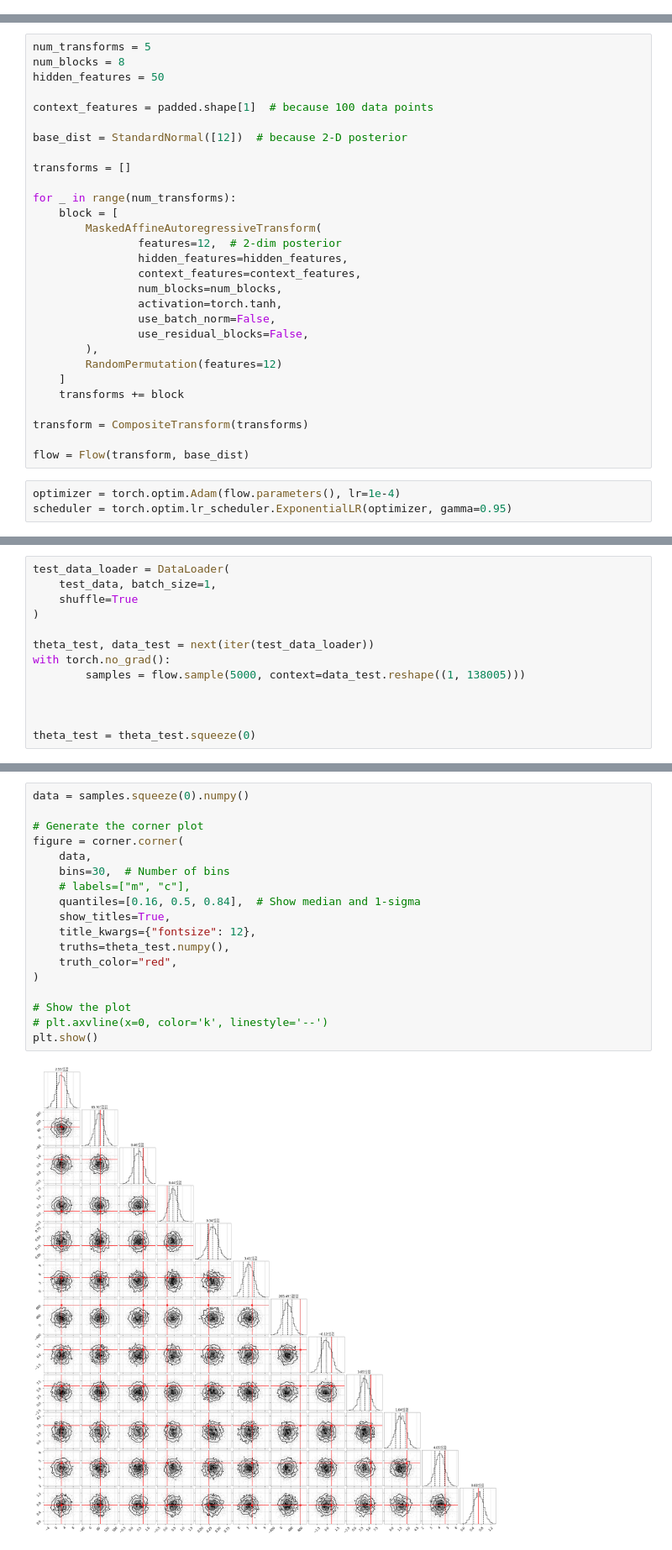
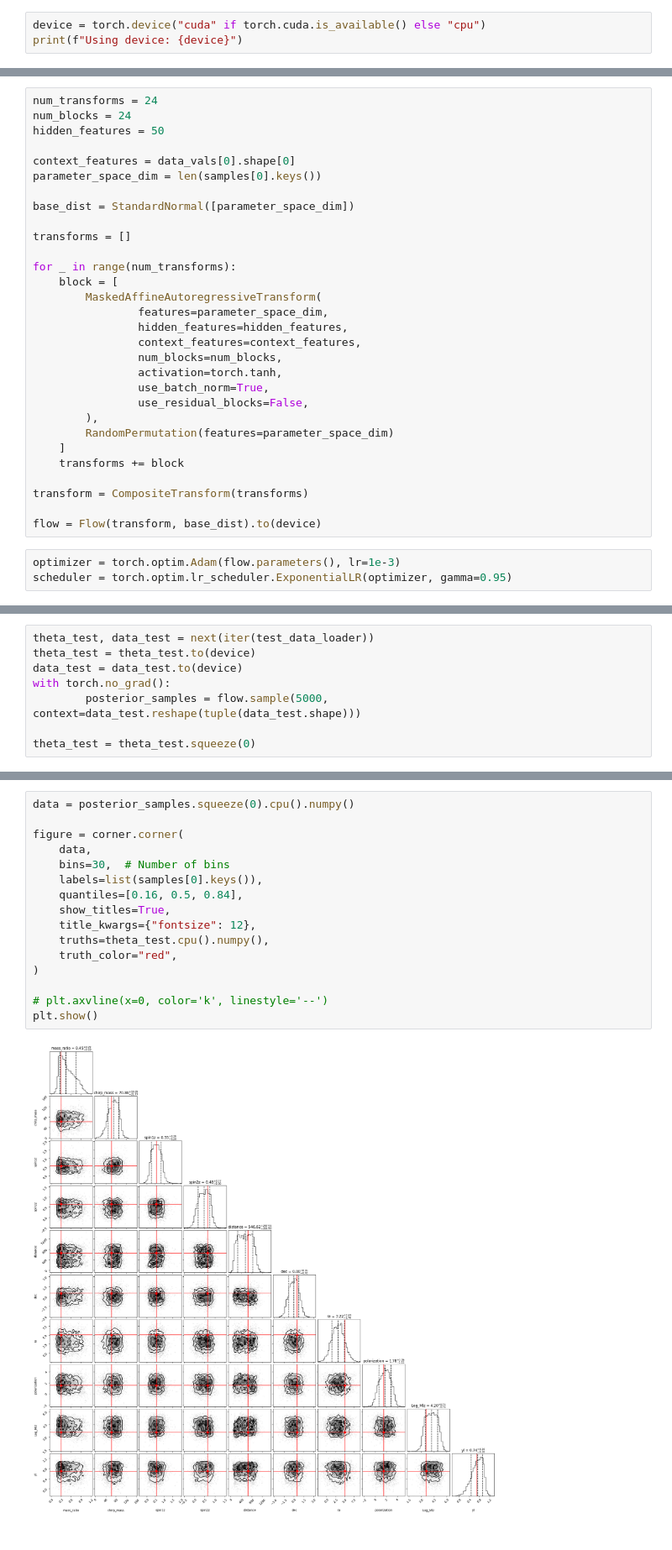
Before and after one commit to AfrozSaqlain/Normalizing_Flows, a Jupyter notebook: pe_bbh.ipynb, the cells around one changed output, grey strips where cells are left out. Shown at 84% size. Saved outputs shown, nothing was run; the diff lists cells and outputs as text.

```diff
--- a/pe_bbh.ipynb
+++ b/pe_bbh.ipynb
@@ -187,0 +221,3 @@ len(train_data_loader), len(val_data_loader), len(test_data_loader)
+# %%
+device = torch.device("cuda" if torch.cuda.is_available() else "cpu")
+print(f"Using device: {device}")
@@ -188,33 +226,34 @@ len(train_data_loader), len(val_data_loader), len(test_data_loader)
 # %%
-num_transforms = 5
-num_blocks = 8
+num_transforms = 24
+num_blocks = 24
 hidden_features = 50
 
-context_features = padded.shape[1]  # because 100 data points
+context_features = data_vals[0].shape[0]
+parameter_space_dim = len(samples[0].keys())
 
-base_dist = StandardNormal([12])  # because 2-D posterior
+base_dist = StandardNormal([parameter_space_dim])
 
 transforms = []
 
 for _ in range(num_transforms):
     block = [
         MaskedAffineAutoregressiveTransform(
-                features=12,  # 2-dim posterior
+                features=parameter_space_dim,
                 hidden_features=hidden_features,
                 context_features=context_features,
                 num_blocks=num_blocks,
                 activation=torch.tanh,
-                use_batch_norm=False,
+                use_batch_norm=True,
                 use_residual_blocks=False,
         ),
-        RandomPermutation(features=12)
+        RandomPermutation(features=parameter_space_dim)
     ]
     transforms += block
 
 transform = CompositeTransform(transforms)
 
-flow = Flow(transform, base_dist)
+flow = Flow(transform, base_dist).to(device)
 # %%
-optimizer = torch.optim.Adam(flow.parameters(), lr=1e-4)
+optimizer = torch.optim.Adam(flow.parameters(), lr=1e-3)
 scheduler = torch.optim.lr_scheduler.ExponentialLR(optimizer, gamma=0.95)
 # %%
@@ -243,14 +316,9 @@ Epoch 90 Loss: 18.689899444580078
 # %%
-test_data_loader = DataLoader(
-    test_data, batch_size=1,
-    shuffle=True
-)
-
 theta_test, data_test = next(iter(test_data_loader))
+theta_test = theta_test.to(device)
+data_test = data_test.to(device)
 with torch.no_grad():
-        samples = flow.sample(5000, context=data_test.reshape((1, 138005)))
-
-
+        posterior_samples = flow.sample(5000, context=data_test.reshape(tuple(data_test.shape)))
 
 theta_test = theta_test.squeeze(0)
 # %%
@@ -261,20 +329,18 @@ tensor([2.5534e+00, 7.3727e+01, 7.4989e-01, 9.5921e-02, 2.2103e-01, 4.5110e+00,
 # %%
-data = samples.squeeze(0).numpy()
+data = posterior_samples.squeeze(0).cpu().numpy()
 
-# Generate the corner plot
 figure = corner.corner(
     data,
     bins=30,  # Number of bins
-    # labels=["m", "c"],
-    quantiles=[0.16, 0.5, 0.84],  # Show median and 1-sigma
+    labels=list(samples[0].keys()),
+    quantiles=[0.16, 0.5, 0.84],
     show_titles=True,
     title_kwargs={"fontsize": 12},
-    truths=theta_test.numpy(),
+    truths=theta_test.cpu().numpy(),
     truth_color="red",
 )
 
-# Show the plot
 # plt.axvline(x=0, color='k', linestyle='--')
 plt.show()
 # %% [output]
-[figure, old version]
+[figure, new version]
```
Also changed, not shown: parts of 15 cells of this notebook, 7 other files.
